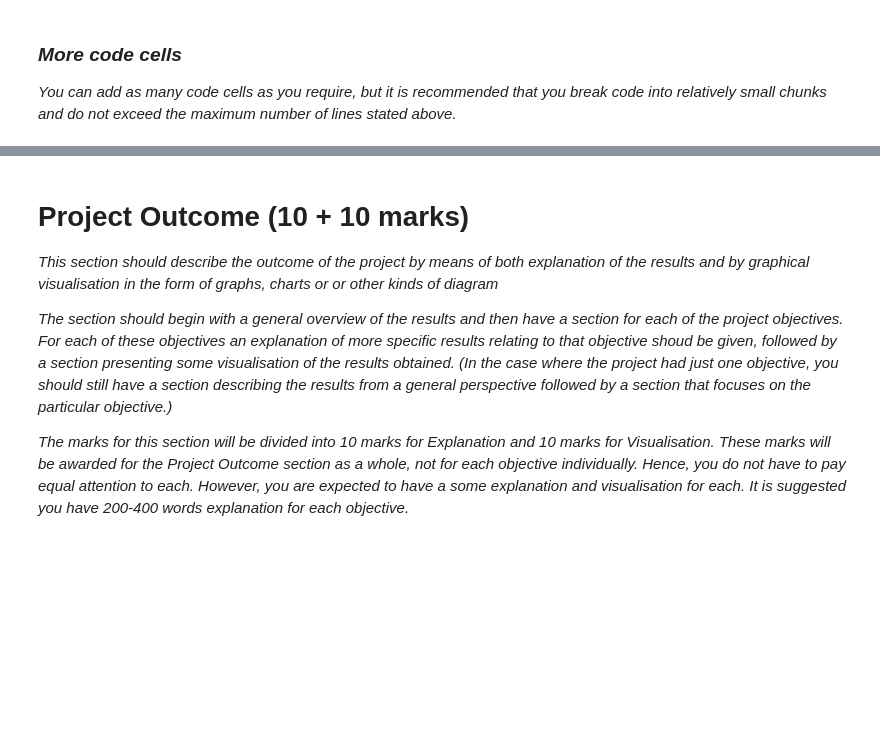
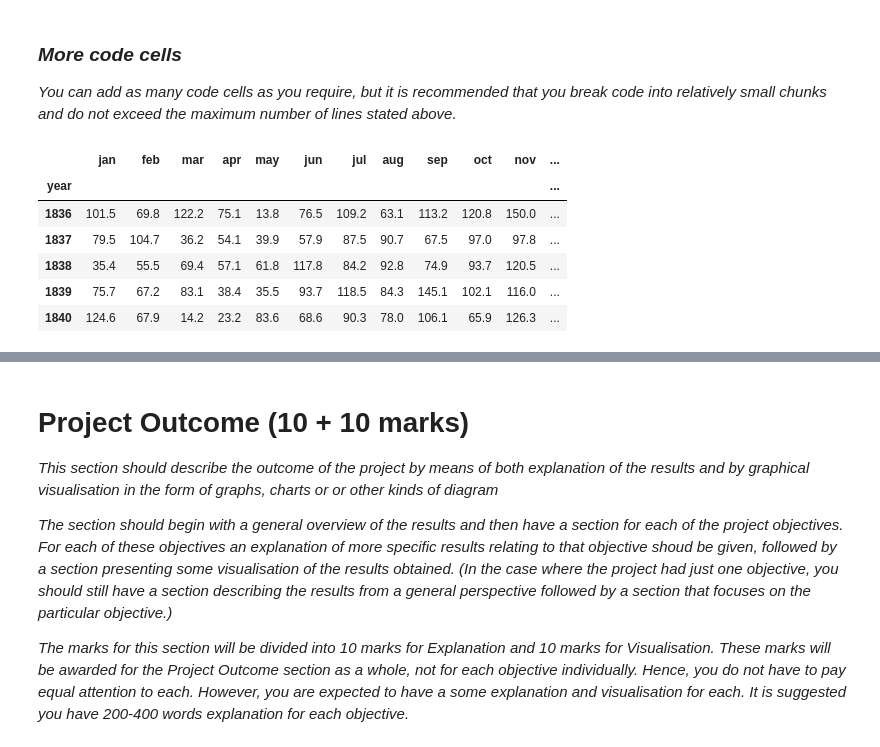
Before and after one commit to omariosc/comp5712-p4ds-group-project, a Jupyter notebook: A3_Data_Analysis_Project.ipynb, the cells around one changed output, grey strips where cells are left out. Saved outputs shown, nothing was run; the diff lists cells and outputs as text; code cells hidden in the pictures; blank space fills up the shorter version.

```diff
--- a/A3_Data_Analysis_Project.ipynb
+++ b/A3_Data_Analysis_Project.ipynb
@@ -260,0 +270,17 @@ do not exceed the maximum number of lines stated above._
+# %%
+# URL of the rainfall txt file
+rainfall_url = 'https://www.metoffice.gov.uk/pub/data/weather/uk/climate/datasets/Rainfall/date/UK.txt'
+
+# Convert the txt file to a DataFrame
+rainfall_df = convert_to_dataframe(rainfall_url)
+
+# Display the first 5 rows of the DataFrame
+rainfall_df.head()
+# %% [output]
+|  | jan | feb | mar | apr | may | jun | jul | aug | sep | oct | nov | ... |
+| year |  |  |  |  |  |  |  |  |  |  |  | ... |
+| 1836 | 101.5 | 69.8 | 122.2 | 75.1 | 13.8 | 76.5 | 109.2 | 63.1 | 113.2 | 120.8 | 150.0 | ... |
+| 1837 | 79.5 | 104.7 | 36.2 | 54.1 | 39.9 | 57.9 | 87.5 | 90.7 | 67.5 | 97.0 | 97.8 | ... |
+| 1838 | 35.4 | 55.5 | 69.4 | 57.1 | 61.8 | 117.8 | 84.2 | 92.8 | 74.9 | 93.7 | 120.5 | ... |
+| 1839 | 75.7 | 67.2 | 83.1 | 38.4 | 35.5 | 93.7 | 118.5 | 84.3 | 145.1 | 102.1 | 116.0 | ... |
+| 1840 | 124.6 | 67.9 | 14.2 | 23.2 | 83.6 | 68.6 | 90.3 | 78.0 | 106.1 | 65.9 | 126.3 | ... |
```
Also changed, not shown: parts of 15 cells of this notebook.
